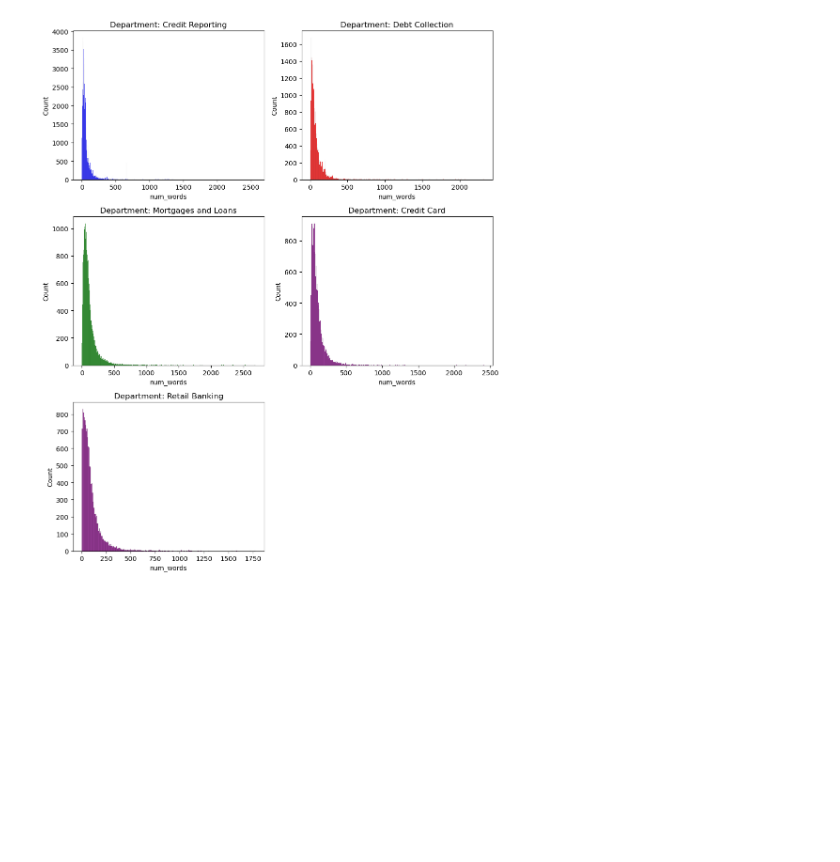
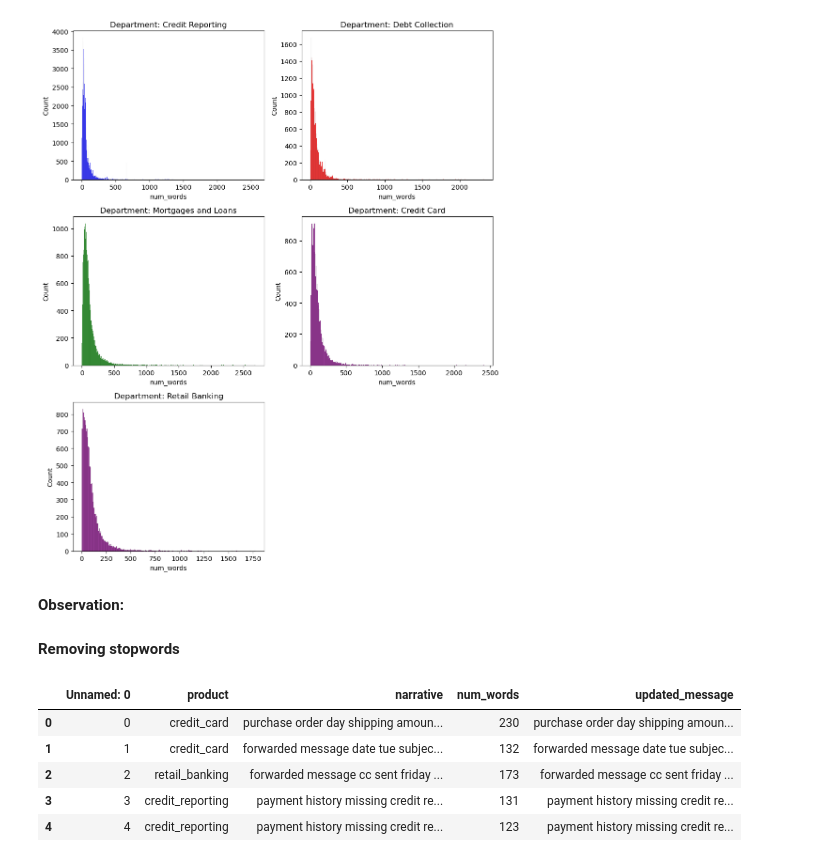
Before and after one commit to Tshifhumulo10/Consumer_Complaints_NLP, a Jupyter notebook: Consumer Complaints.ipynb, the cells around one changed output. Drawn from its saved outputs; the diff is of its cells as text; code cells hidden in the pictures; blank space fills up the shorter version.

```diff
--- a/Consumer Complaints.ipynb
+++ b/Consumer Complaints.ipynb
@@ -116,3 +127,35 @@ plt.tight_layout()
 plt.show()
 # %% [output]
 [figure]
+# %% [markdown]
+**Observation:**
+# %% [markdown]
+**Removing stopwords**
+# %%
+#A function of removing stopwords
+def remove_stopwords(text):
+    """
+    Remove stopwords from the given text.
+
+    Args:
+        text (str): The input text from which stopwords are to be removed.
+
+    Returns:
+        str: The text with stopwords removed.
+    """
+    stop_words = set(stopwords.words('english'))  # Set of stopwords in English
+    tokens = text.split()                         # Splitting the text into individual words
+    filtered_tokens = [word for word in tokens if word.lower() not in stop_words]  # Filtering out stopwords
+    return ' '.join(filtered_tokens)              # Joining the filtered tokens back into a text
+
+#Removing stop words from training data
+df['updated_message'] = df['narrative'].apply(remove_stopwords)
+#Viewing the changes on the training dataframe
+df.head()
+# %% [output]
+|  | Unnamed: 0 | product | narrative | num_words | updated_message |
+| 0 | 0 | credit_card | purchase order day shipping amoun... | 230 | purchase order day shipping amoun... |
+| 1 | 1 | credit_card | forwarded message date tue subjec... | 132 | forwarded message date tue subjec... |
+| 2 | 2 | retail_banking | forwarded message cc sent friday ... | 173 | forwarded message cc sent friday ... |
+| 3 | 3 | credit_reporting | payment history missing credit re... | 131 | payment history missing credit re... |
+| 4 | 4 | credit_reporting | payment history missing credit re... | 123 | payment history missing credit re... |
```
Also changed, not shown: parts of 7 cells of this notebook.
